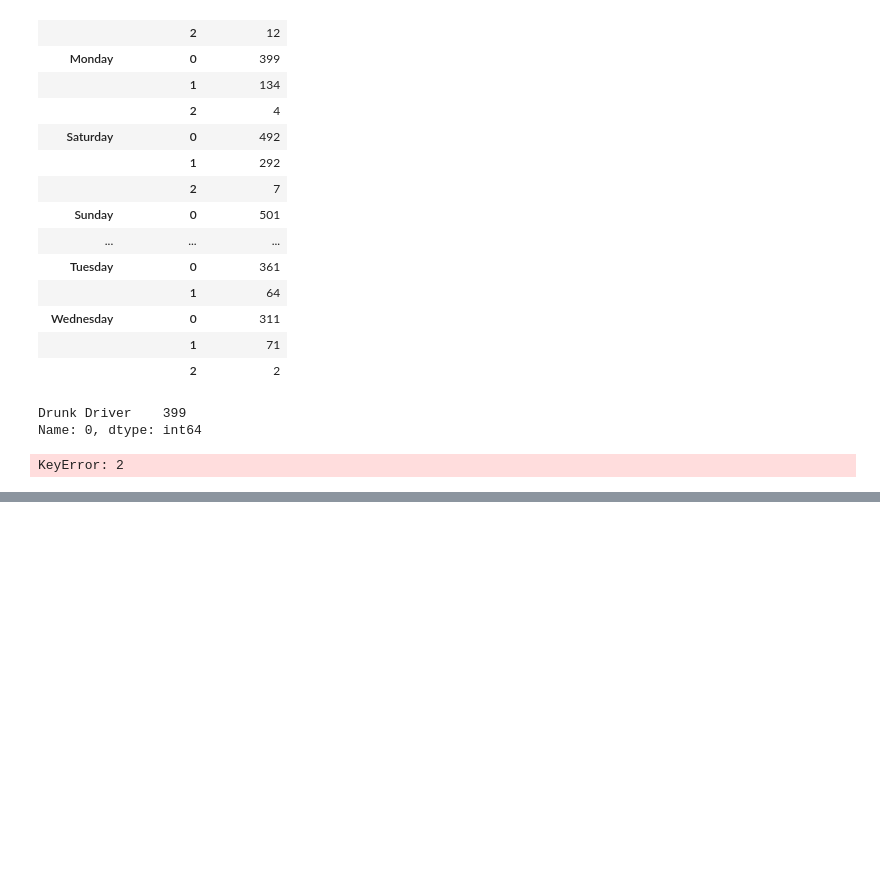
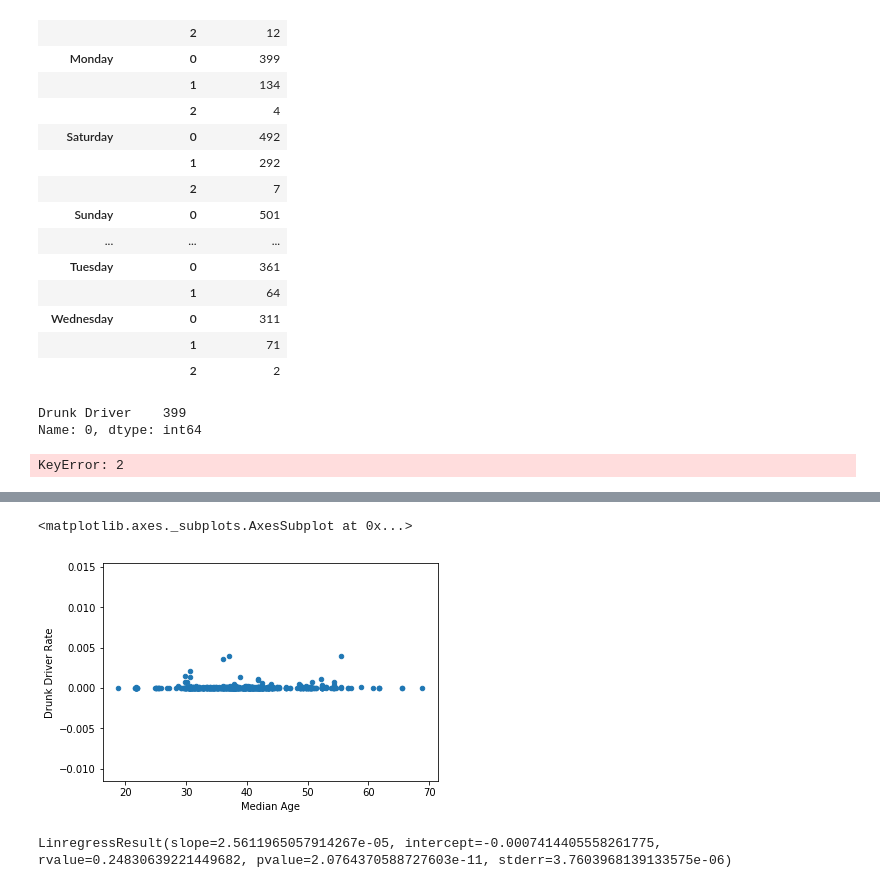
Before and after one commit to mwhitmore1/ucsd_bootcamp-traffic_accident_analysis, a Jupyter notebook: notebooks/Visualization_Tests.ipynb, the cells around one changed output, grey strips where cells are left out. Saved outputs shown, nothing was run; the diff lists cells and outputs as text; code cells hidden in the pictures; blank space fills up the shorter version.

```diff
--- a/notebooks/Visualization_Tests.ipynb
+++ b/notebooks/Visualization_Tests.ipynb
@@ -337,0 +576,12 @@ F_onewayResult(statistic=47.5844060622521, pvalue=8.781642084571736e-21)
+# %%
+df.plot('Median Age', 'Drunk Driver Rate', kind='scatter')
+# %% [output]
+<matplotlib.axes._subplots.AxesSubplot at 0x...>
+[figure, added]
+# %%
+df = pd.DataFrame([acc_per_capita, group_median_age]).T.rename(columns={
+    'Unnamed 0': 'Accident Rate',
+})
+st.linregress(group_median_age, acc_per_capita)
+# %% [output]
+LinregressResult(slope=2.5611965057914267e-05, intercept=-0.0007414405558261775, rvalue=0.24830639221449682, pvalue=2.0764370588727603e-11, stderr=3.7603968139133575e-06)
```
Also changed, not shown: parts of 40 cells of this notebook.
